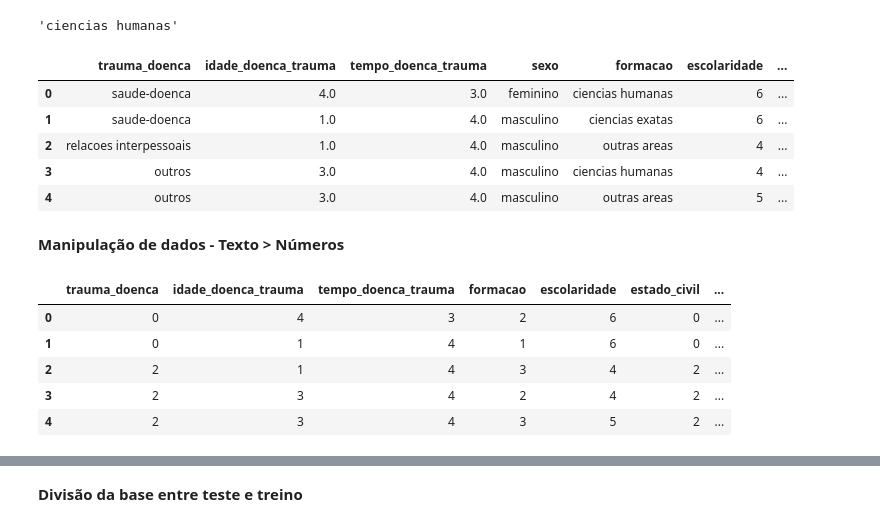
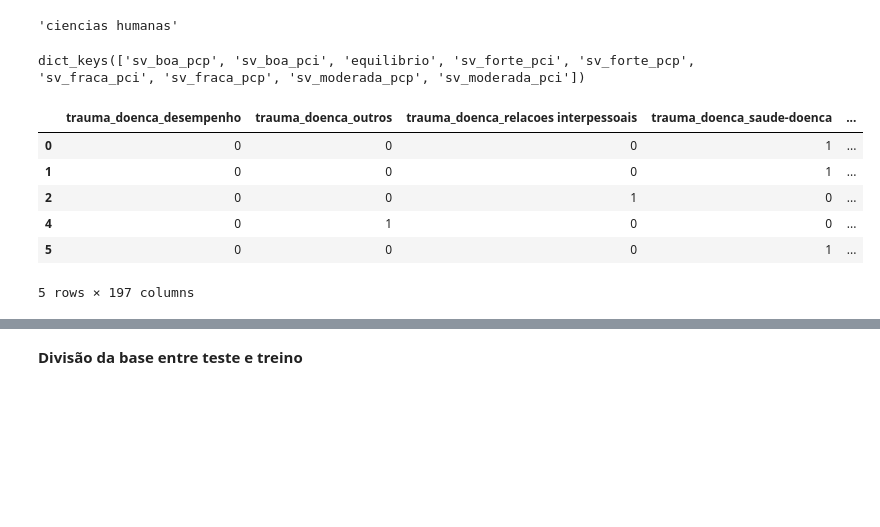
Before and after one commit to paulaassisb/projeto-final-ds-awari, a Jupyter notebook: Projeto_Awari_Paula_Assis_(v2).ipynb, the cells around one changed output, grey strips where cells are left out. Cells and saved outputs as stored; diff of their text form; code cells hidden in the pictures; blank space fills up the shorter version.

```diff
--- a/Projeto_Awari_Paula_Assis_(v2).ipynb
+++ b/Projeto_Awari_Paula_Assis_(v2).ipynb
@@ -236,11 +235,40 @@ df['formacao'] = df['formacao'].apply(mapear_categoria2)
+# %%
+SENTIDO_DE_VIDA.keys()
+# %% [output]
+dict_keys(['sv_boa_pcp', 'sv_boa_pci', 'equilibrio', 'sv_forte_pci', 'sv_forte_pcp', 'sv_fraca_pci', 'sv_fraca_pcp', 'sv_moderada_pcp', 'sv_moderada_pci'])
+# %%
+def procurar_palavra_sv(lista_palavras_sv, sentenca_sv):
+  palavra_presente_sv=False
+  for palavra_sv in lista_palavras_sv:
+    if palavra_sv in sentenca_sv:
+      palavra_presente_sv=True
+  return palavra_presente_sv
+
+def mapear_categoria_sv(sentenca_sv):
+  for categ_sv in SENTIDO_DE_VIDA.keys():
+    if procurar_palavra_sv(SENTIDO_DE_VIDA[categ_sv], sentenca_sv):
+      return categ_sv
+  return sentenca_sv
+# %%
+sentenca_sv = 'excelente no estresse'
+mapear_categoria_sv(sentenca_sv)
+
+df['sentido_da_vida'] = df['sentido_da_vida'].apply(mapear_categoria_sv)
+# %%
+# Separar Dados de Entrada (Atributos) e de saída (target)
+y = df.sentido_da_vida
+X = df.drop('sentido_da_vida', axis=1)
+# %%
+# Tratar colunas categoricas da entrada e saída
+X = pd.get_dummies(X)
+y = pd.get_dummies(y)
 # %%
-df.head()
+X.head()
 # %% [output]
-|  | trauma_doenca | idade_doenca_trauma | tempo_doenca_trauma | sexo | formacao | escolaridade | ... |
-| 0 | saude-doenca | 4.0 | 3.0 | feminino | ciencias humanas | 6 | ... |
-| 1 | saude-doenca | 1.0 | 4.0 | masculino | ciencias exatas | 6 | ... |
-| 2 | relacoes interpessoais | 1.0 | 4.0 | masculino | outras areas | 4 | ... |
-| 3 | outros | 3.0 | 4.0 | masculino | ciencias humanas | 4 | ... |
-| 4 | outros | 3.0 | 4.0 | masculino | outras areas | 5 | ... |
+|  | trauma_doenca_desempenho | trauma_doenca_outros | trauma_doenca_relacoes interpessoais | trauma_doenca_saude-doenca | ... |
+| 0 | 0 | 0 | 0 | 1 | ... |
+| 1 | 0 | 0 | 0 | 1 | ... |
+| 2 | 0 | 0 | 1 | 0 | ... |
+| 4 | 0 | 1 | 0 | 0 | ... |
+| 5 | 0 | 0 | 0 | 1 | ... |
+5 rows × 197 columns
-# %% [markdown]
-**Manipulação de dados - Texto > Números**
@@ -261,9 +274,0 @@ df = pd.get_dummies(df, columns=['outro_idioma'])
-# %%
-df.head()
-# %% [output]
-|  | trauma_doenca | idade_doenca_trauma | tempo_doenca_trauma | formacao | escolaridade | estado_civil | ... |
-| 0 | 0 | 4 | 3 | 2 | 6 | 0 | ... |
-| 1 | 0 | 1 | 4 | 1 | 6 | 0 | ... |
-| 2 | 2 | 1 | 4 | 3 | 4 | 2 | ... |
-| 3 | 2 | 3 | 4 | 2 | 4 | 2 | ... |
-| 4 | 2 | 3 | 4 | 3 | 5 | 2 | ... |
```
Also changed, not shown: parts of 66 cells of this notebook.
